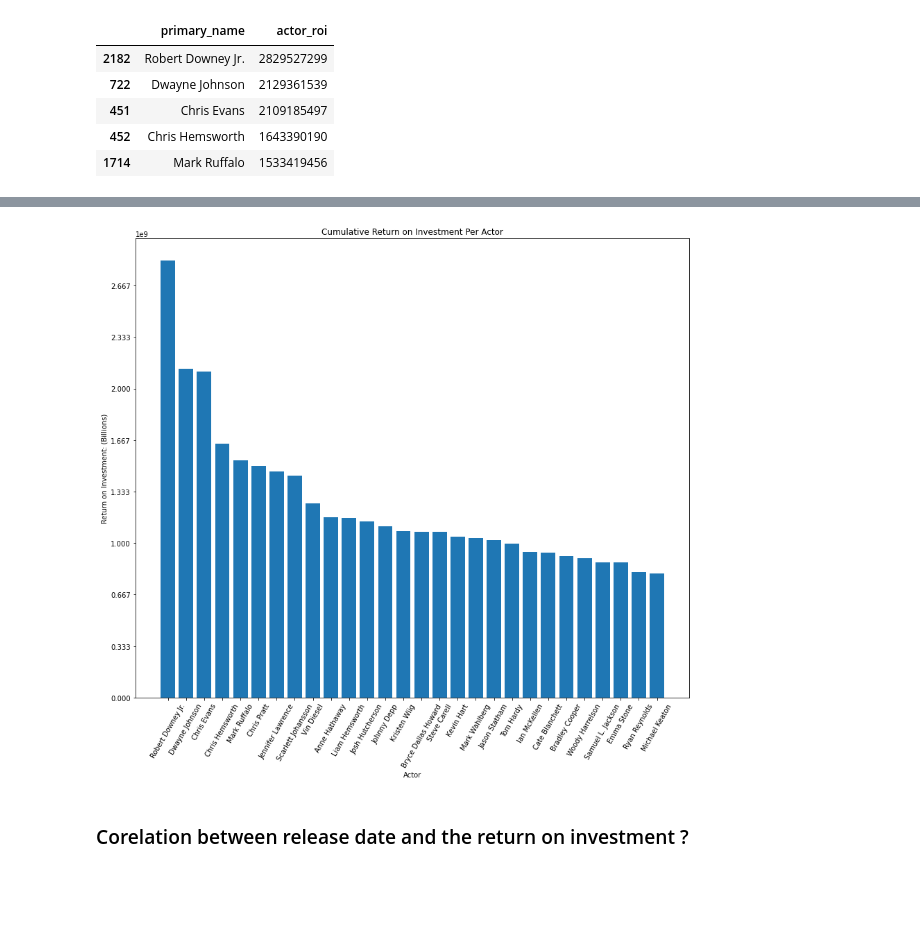
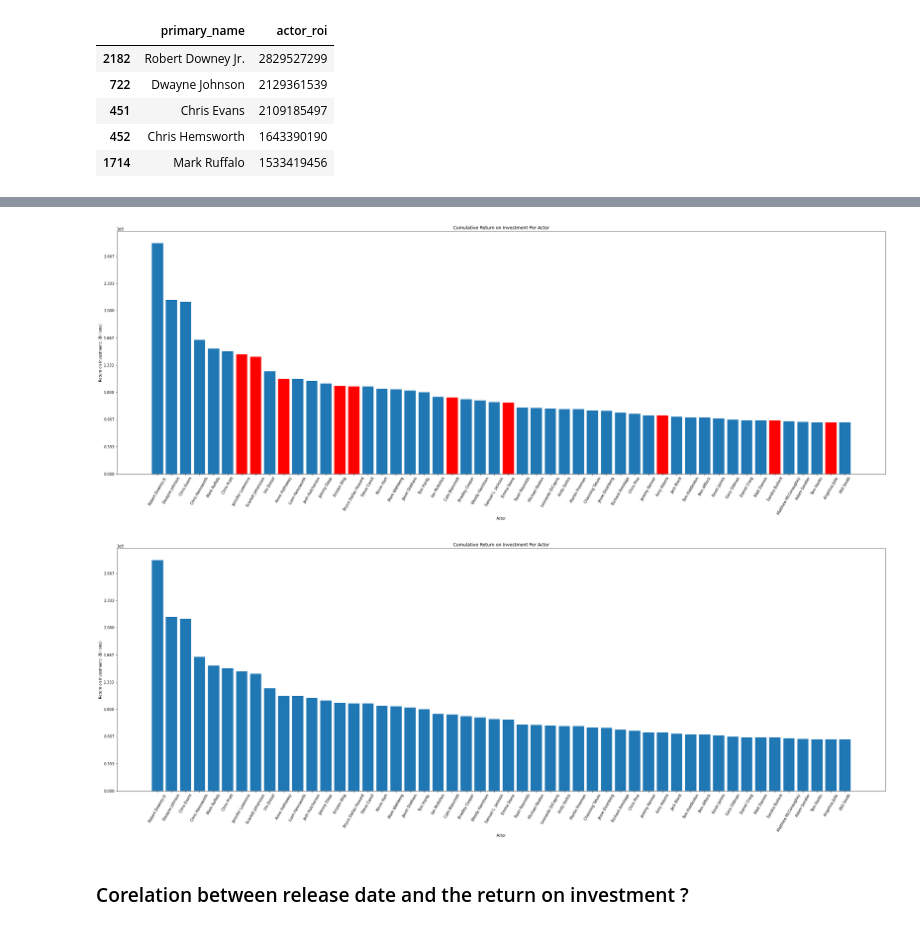
Before and after one commit to Freddy-2021/dsc-phase-1-project, a Jupyter notebook: student.ipynb, the cells around one changed output, grey strips where cells are left out. Cells and saved outputs as stored; diff of their text form; code cells hidden in the pictures; blank space fills up the shorter version.

Commit message:
all 3 visualizations added actor roi gender

```diff
--- a/student.ipynb
+++ b/student.ipynb
@@ -1130,11 +1127,11 @@ actor_roi_df_sorted.head()
 | 32574 | actress | #Horror | -1500000.0 | Sadie Seelert | 4 | -375000.00 |
 | 3223 | actor | 10 Cloverfield Lane | 175369421.0 | John Goodman | 4 | 43842355.25 |
 # %%
-"""actor_gpby_roi_df = actor_roi_df_sorted.groupby('primary_name').actor_roi.sum()
+actor_gpby_roi_df = actor_roi_df_sorted.groupby('primary_name').actor_roi.sum()
 actor_gpby_roi_df = (actor_gpby_roi_df).astype(int).to_frame().reset_index()
 actor_gpby_roi_df = actor_gpby_roi_df.sort_values(by=['actor_roi'],ascending=False)
-top_one_percent_actor_roi_df = actor_gpby_roi_df.iloc[0:28, 0:]
-top_one_percent_actor_roi_df.head()"""
+top_one_percent_actor_roi_df = actor_gpby_roi_df.iloc[0:50, 0:]
+top_one_percent_actor_roi_df.head()
 # %% [output]
 |  | primary_name | actor_roi |
 | 2182 | Robert Downey Jr. | 2829527299 |
@@ -1145,17 +1170,34 @@ top_one_percent_actor_roi_df.head()"""
+# %%
+fig3, ax = plt.subplots(figsize=(30, 10))
+x = actor_roi_gender_top50_df['primary_name']
+y = actor_roi_gender_top50_df['actor']
+u = actor_roi_gender_top50_df['primary_name']
+v = actor_roi_gender_top50_df['actress']
+yticks = np.linspace(start=0, stop=3000000000, num=10)
+ax.set_yticks(yticks);
+plt.xticks(rotation=60)
+plt.tight_layout()
+ax.bar(u, v,color='red')
+ax.bar(x, y)
+ax.set_title("Cumulative Return on Investment Per Actor")
+ax.set_xlabel("Actor")
+ax.set_ylabel("Return on Investment: (Billions)");
+# %% [output]
+[figure, added]
 # %%
-fig, ax = plt.subplots(figsize=(12, 10))
+fig, ax = plt.subplots(figsize=(30, 10))
 x = top_one_percent_actor_roi_df['primary_name']
 y = top_one_percent_actor_roi_df['actor_roi']
 yticks = np.linspace(start=0, stop=3000000000, num=10)
 ax.set_yticks(yticks);
 plt.xticks(rotation=60)
 plt.tight_layout()
 ax.bar(x, y)
 ax.set_title("Cumulative Return on Investment Per Actor")
 ax.set_xlabel("Actor")
 ax.set_ylabel("Return on Investment: (Billions)");
 # %% [output]
-[figure, old version]
+[figure, new version]
 # %% [markdown]
 ### Corelation between release date and the return on investment ?
 # %%
```
Also changed, not shown: parts of 4 cells of this notebook.
